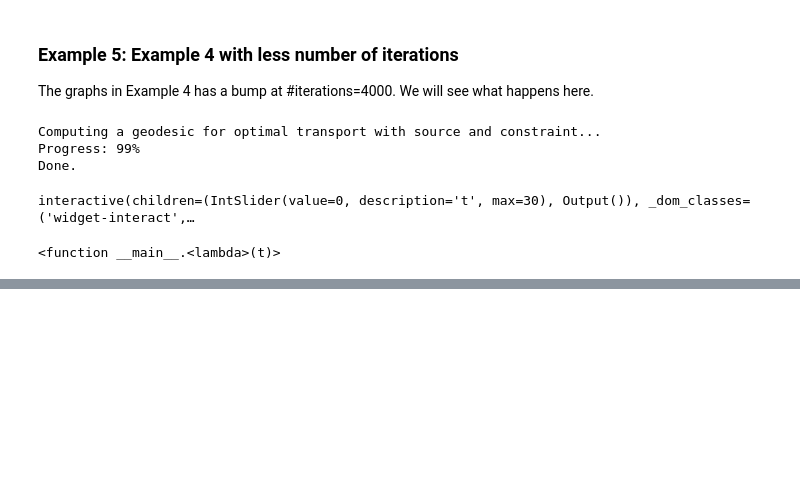
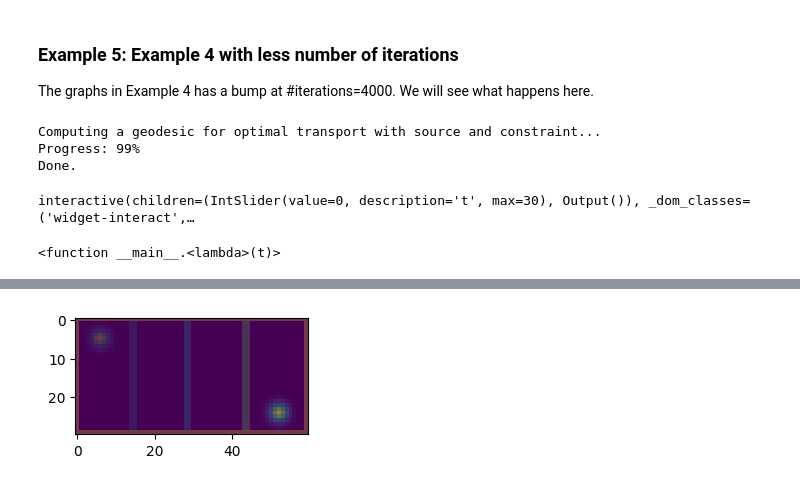
Before and after one commit to mao1756/pdot, a Jupyter notebook: exploratory/wfr_proximal_movingbarrier.ipynb, the cells around one changed output, grey strips where cells are left out. Cells and saved outputs as stored; diff of their text form; code cells hidden in the pictures; blank space fills up the shorter version.

Commit message:
add the vanishing wall example to moving barrier constraint

```diff
--- a/exploratory/wfr_proximal_movingbarrier.ipynb
+++ b/exploratory/wfr_proximal_movingbarrier.ipynb
@@ -279,0 +312,88 @@ convergence_plots(lists, x, H, F, math.prod(dx))
+# %%
+# We will use the following parameters for this constraint
+T = 30
+N1 = maze3.shape[0]
+N2 = maze3.shape[1]
+F = np.zeros((T,))
+
+dx = [1.0/N1, 2.0/N2]
+
+indicesX = np.arange(0, N1) * dx[0]
+indicesY = np.arange(0, N2) * dx[1]
+xx, yy = np.meshgrid(indicesX, indicesY, indexing='ij')
+
+rho_0 = sp.stats.multivariate_normal.pdf(np.stack([xx, yy], axis=-1), mean=[5./30., 12./60.], cov=4./36**2)
+rho_1 = sp.stats.multivariate_normal.pdf(np.stack([xx, yy], axis=-1), mean=[24./30., 104./60.], cov=4./36**2)
+
+plt.figure(figsize=(3, 6))
+plt.imshow(frames[0])
+plt.imshow(rho_0, alpha=0.5)
+plt.imshow(rho_1, alpha=0.5)
+plt.show()
+
+# Result plotters
+def plot_maze_2(t, x, H, xx, yy, rho_0, rho_1, ismask=False):
+    f, axes = plt.subplots(1, 3, figsize=[10, 5])
+
+    ax1, ax2, ax3 = axes
+    if t<=0:
+        ax1.imshow(H[0])
+        ax1.imshow(rho_0, alpha=0.5)
+        ims2 = ax2.imshow(x.V.Z[0], vmin=-40, vmax=40)
+        cbar1 = f.colorbar(ims2, ax=ax2, shrink=0.47)
+        ax3.quiver(xx, yy, x.V.D[2][0], x.V.D[1][0], cmap="gray_r")
+        ax3.invert_yaxis()
+        ax3.set_aspect('equal', adjustable='box')
+    elif t>=T:
+        ax1.imshow(H[T-1])
+        ax1.imshow(rho_1, alpha=0.5)
+        ims2 = ax2.imshow(x.V.Z[T-1], vmin=-5, vmax=5)
+        cbar1 = f.colorbar(ims2, ax=ax2, shrink=0.47)
+        ax3.quiver(xx, yy, x.V.D[2][T-1], x.V.D[1][T-1], cmap="gray_r")
+        ax3.invert_yaxis()
+        ax3.set_aspect('equal', adjustable='box')
+    else:
+        masked1 = np.ma.masked_where(np.abs(x.V.D[0][t]) < 1e-3 , x.V.D[0][t])
+        if ismask:
+            ax1.imshow(masked1)
+        else:
+            ax1.imshow(H[t])
+            ax1.imshow(x.V.D[0][t], alpha=0.5)
+        masked = np.ma.masked_where(np.abs(x.V.Z[t]) < 1e-3 , x.V.Z[t])
+        cmap = plt.cm.viridis
+        cmap.set_bad(color='white')  # Set color for masked values (zero values)
+        ims2 = ax2.imshow(masked, vmin=-5, vmax=5)
+        cbar1 = f.colorbar(ims2, ax=ax2, shrink=0.47)
+        ax3.quiver(xx, yy, x.V.D[2][t], x.V.D[1][t], cmap="gray_r")
+        ax3.invert_yaxis()
+        ax3.set_aspect('equal', adjustable='box')
+
+    plt.show()
+
+def convergence_plots(lists, x, H, F, dx):
+    plt.figure(figsize=(16, 12))
+
+    plt.subplot(2, 2, 1)
+    plt.ylabel(r"$|\partial_t \rho + \nabla \cdot \omega - \zeta|([0,1]\times \Omega)$")
+    plt.xlabel(r"$\ell$")
+    plt.title("Disgresion of the constraint")
+    plt.semilogy(lists[1], "k")
+
+    plt.subplot(2, 2, 2)
+    plt.ylabel(r"$|F_{\delta}^{(\ell)}-F_{\delta}^{(niter)}|$")
+    plt.xlabel(r"$\ell$")
+    plt.title("Convergence of the functional")
+    minF = np.min(lists[0][-10:])
+    plt.semilogy(np.minimum(1, np.abs(lists[0] - np.mean(lists[0][-10:]))), "k")
+
+    plt.subplot(2, 2, 3)
+    plt.title("$\sum_{t}|\int_{\Omega}H(t,x)d\\rho_t(x)-F(t)|$ at each iteration")
+    plt.plot(lists[2], "k")
+
+    plt.subplot(2, 2, 4)
+    plt.title("$|\int_{\Omega}H(t,x)d\\rho_t(x)-F(t)|$ at each t for the final solution")
+    plt.plot(np.abs(np.sum(x.V.D[0]*H, axis=(1,2))*dx-F), "k")
+
+    plt.show()
+# %% [output]
+[figure, added]
```
Also changed, not shown: parts of 15 cells of this notebook, 2 other files.
